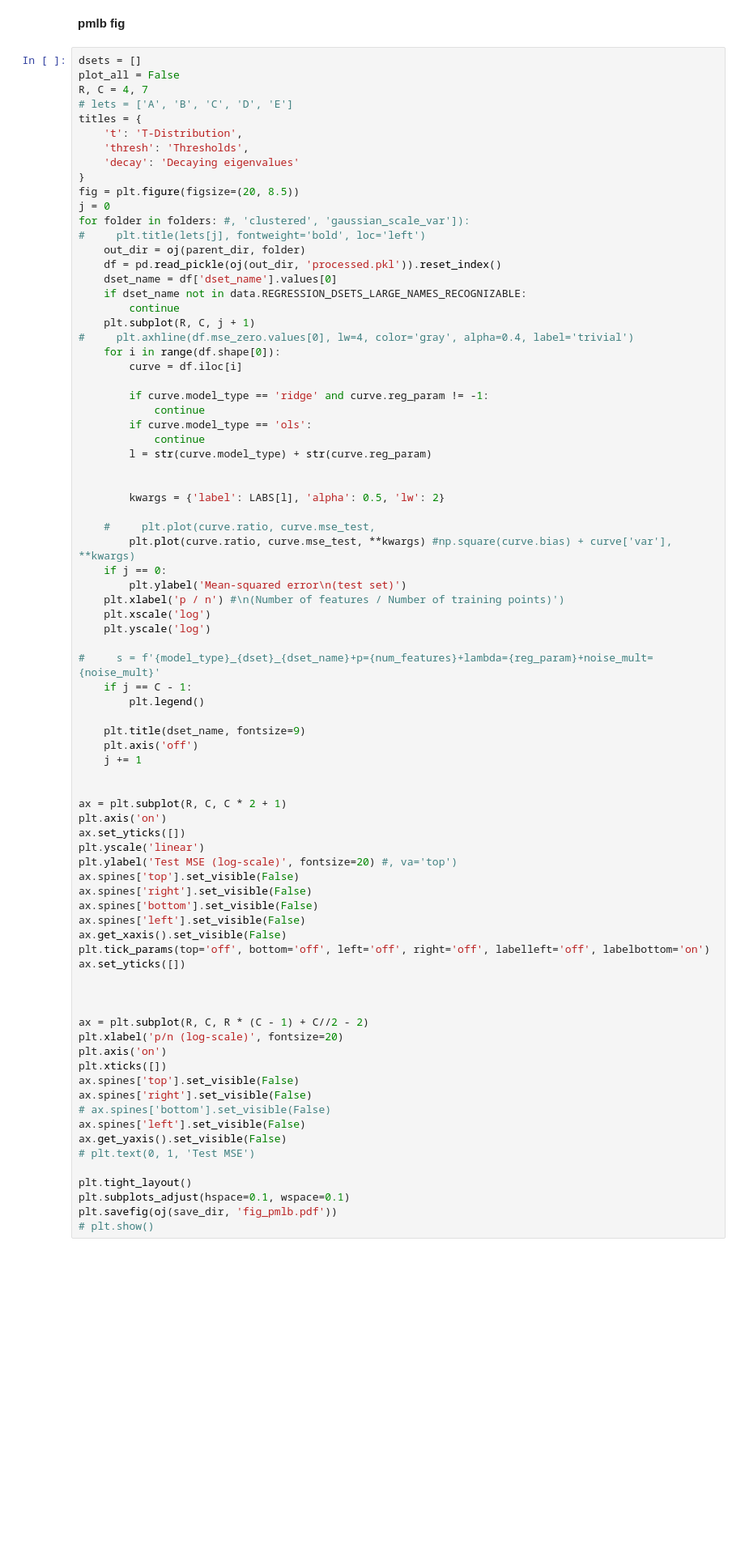
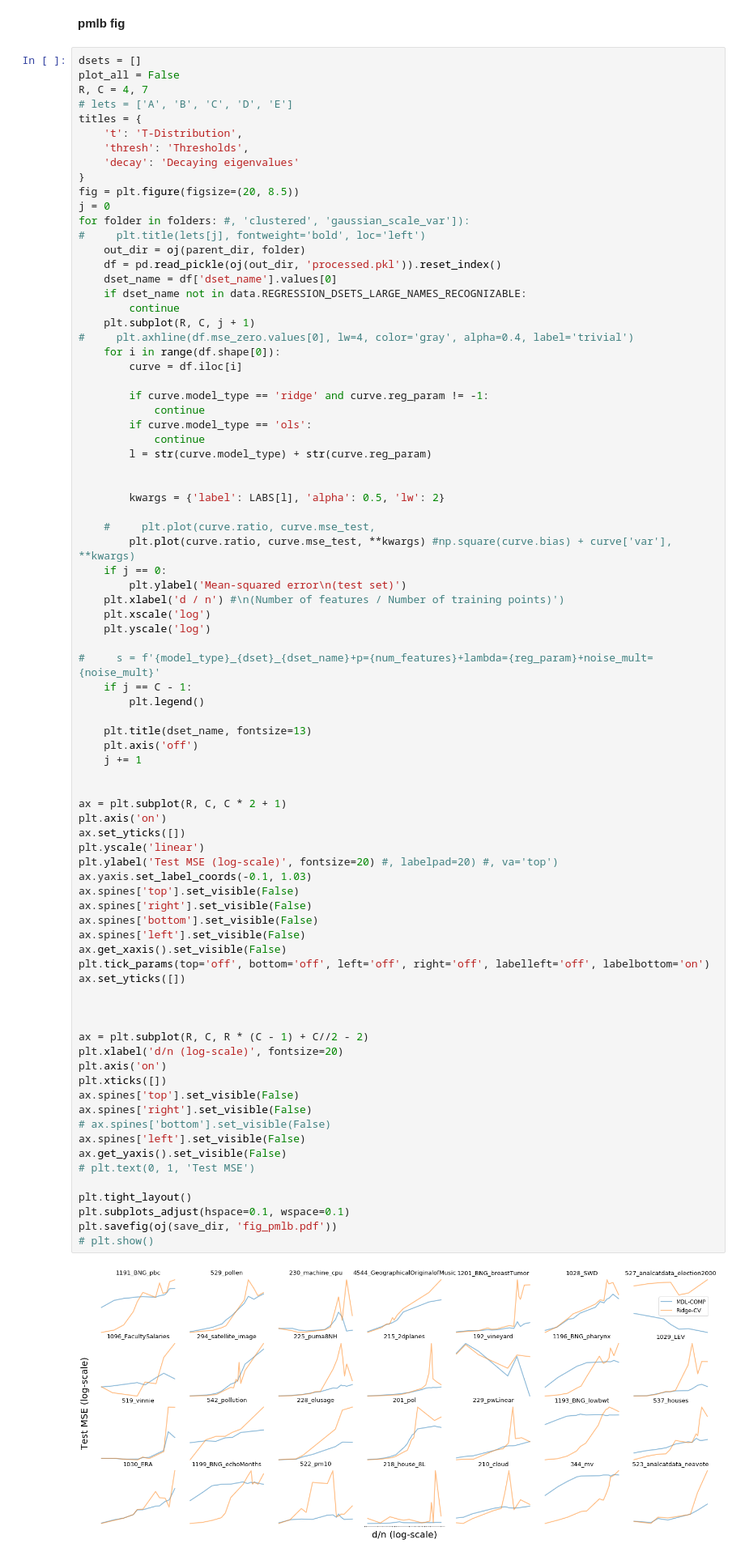
Before and after one commit to csinva/mdl-complexity, a Jupyter notebook: analyze_pmlb.ipynb, the cells around one changed output. Shown: that part at 81% size. Cells and saved outputs as stored; diff of their text form; blank space fills up the shorter version.

```diff
--- a/analyze_pmlb.ipynb
+++ b/analyze_pmlb.ipynb
@@ -103,7 +101,7 @@ for folder in folders: #, 'clustered', 'gaussian_scale_var']):
         plt.plot(curve.ratio, curve.mse_test, **kwargs) #np.square(curve.bias) + curve['var'], **kwargs)
     if j == 0:
         plt.ylabel('Mean-squared error\n(test set)')
-    plt.xlabel('p / n') #\n(Number of features / Number of training points)')
+    plt.xlabel('d / n') #\n(Number of features / Number of training points)')
     plt.xscale('log')
     plt.yscale('log')
 
@@ -111,38 +109,41 @@ for folder in folders: #, 'clustered', 'gaussian_scale_var']):
     if j == C - 1:
         plt.legend()
 
-    plt.title(dset_name, fontsize=9)
+    plt.title(dset_name, fontsize=13)
     plt.axis('off')
     j += 1
 
 
 ax = plt.subplot(R, C, C * 2 + 1)
 plt.axis('on')
 ax.set_yticks([])
 plt.yscale('linear')
-plt.ylabel('Test MSE (log-scale)', fontsize=20) #, va='top')
+plt.ylabel('Test MSE (log-scale)', fontsize=20) #, labelpad=20) #, va='top')
+ax.yaxis.set_label_coords(-0.1, 1.03)
 ax.spines['top'].set_visible(False)
 ax.spines['right'].set_visible(False)
 ax.spines['bottom'].set_visible(False)
 ax.spines['left'].set_visible(False)
 ax.get_xaxis().set_visible(False)
 plt.tick_params(top='off', bottom='off', left='off', right='off', labelleft='off', labelbottom='on')
 ax.set_yticks([])
 
 
 
 ax = plt.subplot(R, C, R * (C - 1) + C//2 - 2)
-plt.xlabel('p/n (log-scale)', fontsize=20)
+plt.xlabel('d/n (log-scale)', fontsize=20)
 plt.axis('on')
 plt.xticks([])
 ax.spines['top'].set_visible(False)
 ax.spines['right'].set_visible(False)
 # ax.spines['bottom'].set_visible(False)
 ax.spines['left'].set_visible(False)
 ax.get_yaxis().set_visible(False)
 # plt.text(0, 1, 'Test MSE')
 
 plt.tight_layout()
 plt.subplots_adjust(hspace=0.1, wspace=0.1)
 plt.savefig(oj(save_dir, 'fig_pmlb.pdf'))
 # plt.show()
+# %% [output]
+[figure, added]
```
Also changed, not shown: parts of 1 cell of this notebook, 8 other files.
